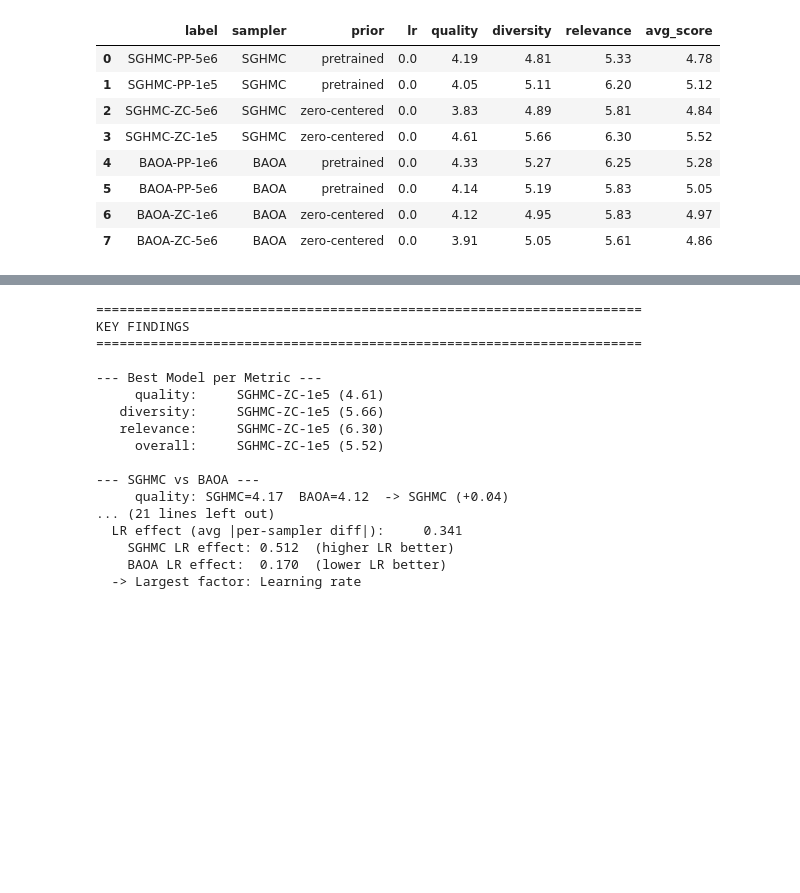
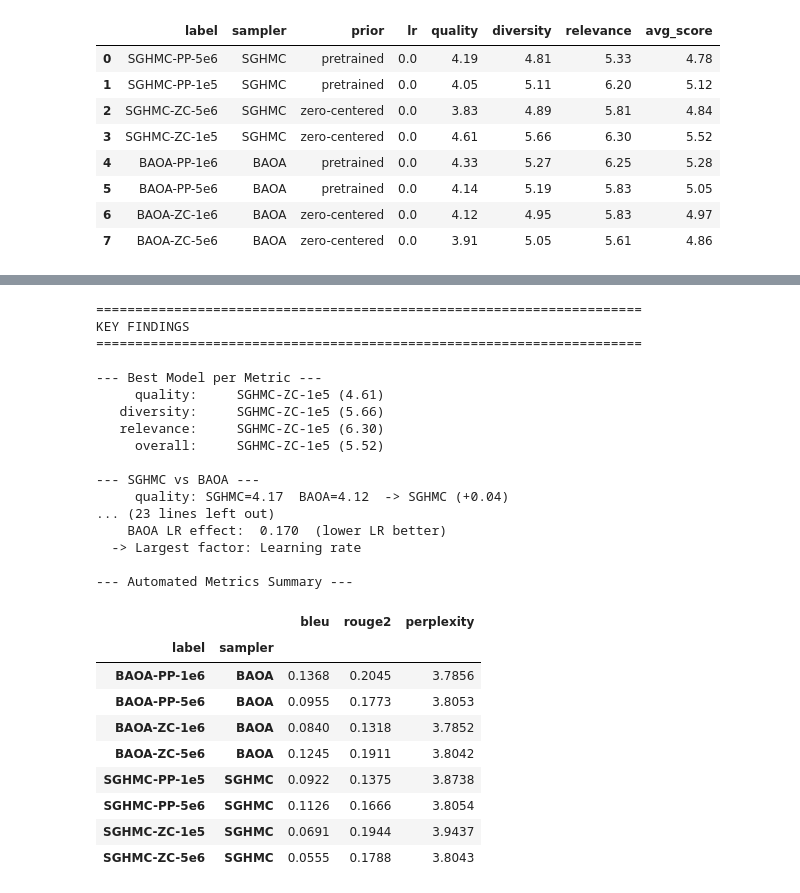
Before and after one commit to ssophiee/adl-bnn-textgen, a Jupyter notebook: notebooks/analysis_report.ipynb, the cells around one changed output, grey strips where cells are left out. Cells and saved outputs as stored; diff of their text form; code cells hidden in the pictures; blank space fills up the shorter version.

```diff
--- a/notebooks/analysis_report.ipynb
+++ b/notebooks/analysis_report.ipynb
@@ -450,40 +550,49 @@ for sampler in ['SGHMC', 'BAOA']:
 print('\n--- Effect Size Comparison ---')
 sampler_effect = abs(sampler_means.loc['SGHMC'].mean() - sampler_means.loc['BAOA'].mean())
 prior_effect = abs(prior_means.loc['pretrained'].mean() - prior_means.loc['zero-centered'].mean())
 # Per-sampler LR effect (average of absolute effects)
 sghmc_lr = abs(df_llm[df_llm['sampler']=='SGHMC'].groupby('lr_category')[metrics].mean().diff().iloc[-1].mean())
 baoa_lr = abs(df_llm[df_llm['sampler']=='BAOA'].groupby('lr_category')[metrics].mean().diff().iloc[-1].mean())
 lr_effect_avg = (sghmc_lr + baoa_lr) / 2
 print(f'  Sampler effect (SGHMC vs BAOA):        {sampler_effect:.3f}')
 print(f'  Prior effect (PP vs ZC):               {prior_effect:.3f}')
 print(f'  LR effect (avg |per-sampler diff|):     {lr_effect_avg:.3f}')
 print(f'    SGHMC LR effect: {sghmc_lr:.3f}  (higher LR better)')
 print(f'    BAOA LR effect:  {baoa_lr:.3f}  (lower LR better)')
 largest = 'Learning rate' if lr_effect_avg > max(sampler_effect, prior_effect) else ('Prior' if prior_effect > sampler_effect else 'Sampler')
 print(f'  -> Largest factor: {largest}')
 
-if not df_auto.empty:
-    print('\n--- Automated Metrics Summary ---')
-    auto_summary = df_auto.groupby(['label', 'sampler'])[['bleu', 'rouge2', 'perplexity']].mean()
-    display(auto_summary.round(4))
+print('\n--- Automated Metrics Summary ---')
+auto_summary = df_auto.groupby(['label', 'sampler'])[['bleu', 'rouge2', 'perplexity']].mean()
+display(auto_summary.round(4))
 # %% [output]
 ======================================================================
 KEY FINDINGS
 ======================================================================
 
 --- Best Model per Metric ---
      quality:     SGHMC-ZC-1e5 (4.61)
    diversity:     SGHMC-ZC-1e5 (5.66)
    relevance:     SGHMC-ZC-1e5 (6.30)
      overall:     SGHMC-ZC-1e5 (5.52)
 
 --- SGHMC vs BAOA ---
      quality: SGHMC=4.17  BAOA=4.12  -> SGHMC (+0.04)
-... (21 lines left out)
-  LR effect (avg |per-sampler diff|):     0.341
-    SGHMC LR effect: 0.512  (higher LR better)
+... (23 lines left out)
     BAOA LR effect:  0.170  (lower LR better)
   -> Largest factor: Learning rate
+
+--- Automated Metrics Summary ---
+|  |  | bleu | rouge2 | perplexity |
+| label | sampler |  |  |  |
+| BAOA-PP-1e6 | BAOA | 0.1368 | 0.2045 | 3.7856 |
+| BAOA-PP-5e6 | BAOA | 0.0955 | 0.1773 | 3.8053 |
+| BAOA-ZC-1e6 | BAOA | 0.0840 | 0.1318 | 3.7852 |
+| BAOA-ZC-5e6 | BAOA | 0.1245 | 0.1911 | 3.8042 |
+| SGHMC-PP-1e5 | SGHMC | 0.0922 | 0.1375 | 3.8738 |
+| SGHMC-PP-5e6 | SGHMC | 0.1126 | 0.1666 | 3.8054 |
+| SGHMC-ZC-1e5 | SGHMC | 0.0691 | 0.1944 | 3.9437 |
+| SGHMC-ZC-5e6 | SGHMC | 0.0555 | 0.1788 | 3.8043 |
 # %%
 # Cell 11: Generate Markdown report
 
```
Also changed, not shown: parts of 12 cells of this notebook.
